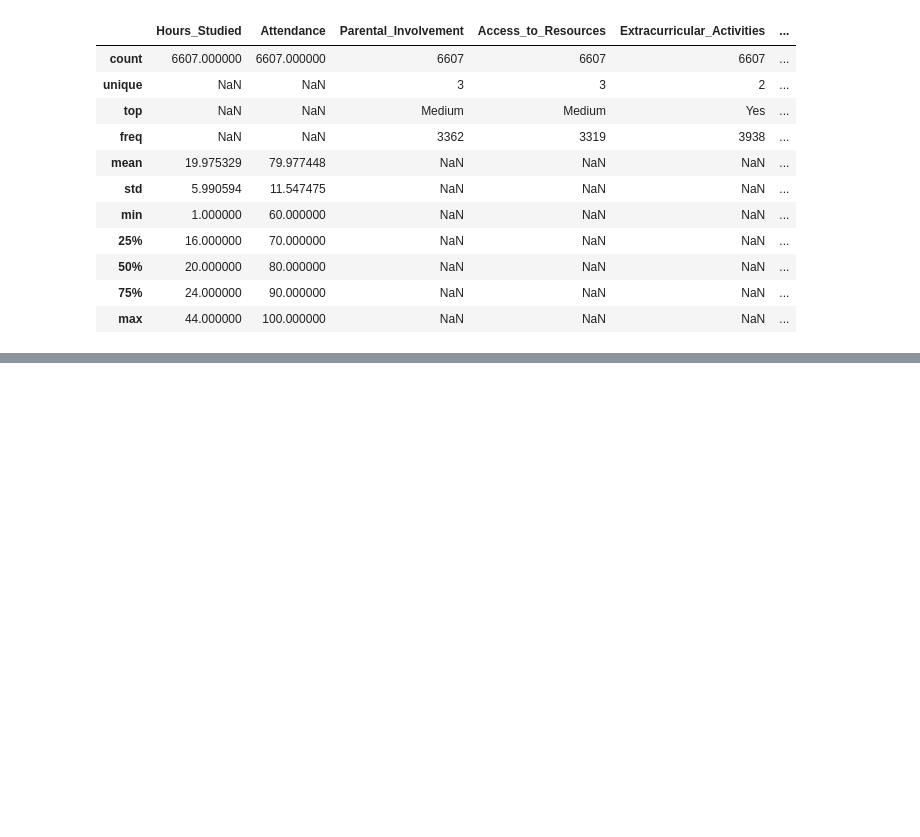
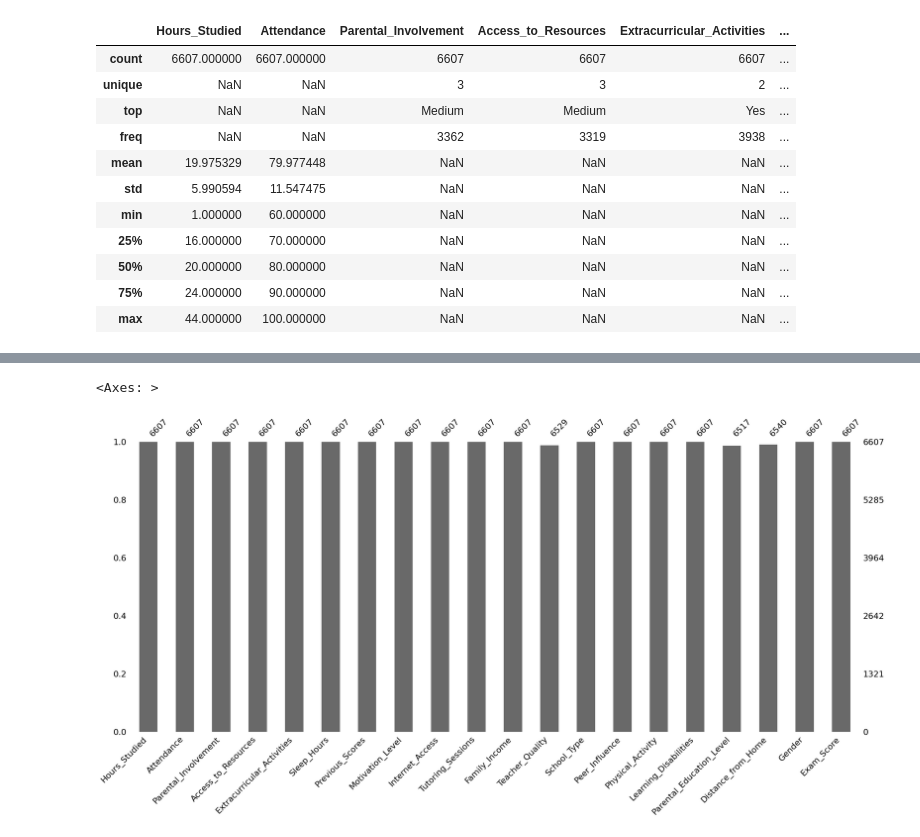
Before and after one commit to aidanahn/AP-Research, a Jupyter notebook: project.ipynb, the cells around one changed output, grey strips where cells are left out. Drawn from its saved outputs; the diff is of its cells as text; code cells hidden in the pictures; blank space fills up the shorter version.

```diff
--- a/project.ipynb
+++ b/project.ipynb
@@ -70,0 +124,6 @@ df.describe(include = 'all')
+# %%
+# Visualizing the number of missing values using barchart
+msno.bar(df)
+# %% [output]
+<Axes: >
+[figure, added]
```
Also changed, not shown: parts of 7 cells of this notebook.
